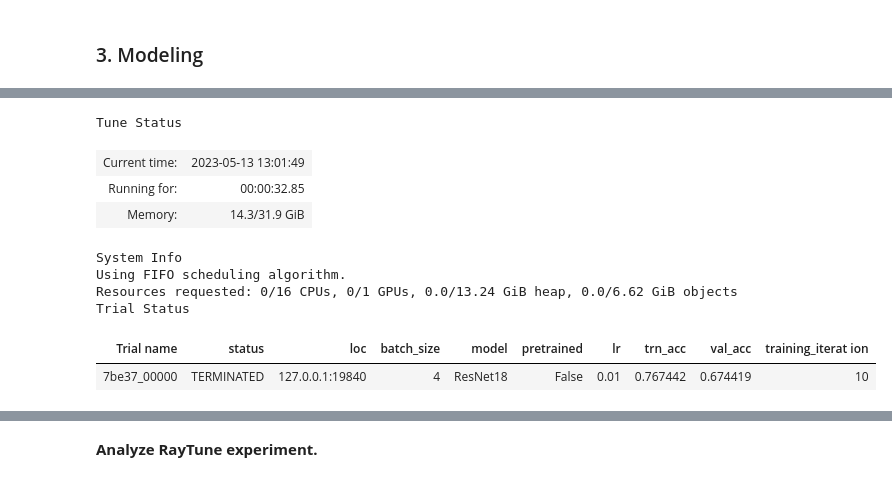
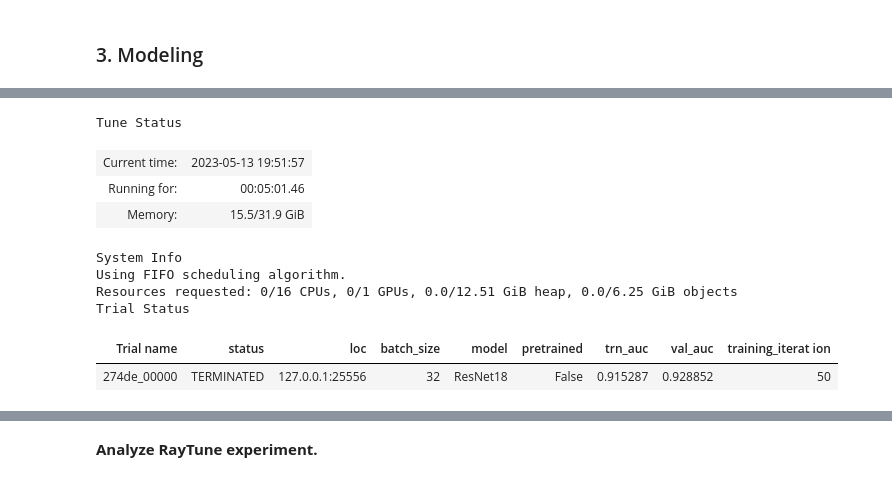
Before and after one commit to adel-R/QB-AI-for-Good, a Jupyter notebook: 1_Modeling.ipynb, the cells around one changed output, grey strips where cells are left out. Saved outputs shown, nothing was run; the diff lists cells and outputs as text; code cells hidden in the pictures.

Commit message:
added preprocessing options to model pipeline

```diff
--- a/1_Modeling.ipynb
+++ b/1_Modeling.ipynb
@@ -161,24 +171,53 @@ config = {
     # loss function
     "criterion": "BCE"
 }
+# %%
+# tunable hyperparameter search space --> search using tune.choice([]), tune.uniform(lower, upper), tune.grid_search([])
+config = {
+    # basic infos
+    "max_epochs": 50,
+    "batch_size": 32,
+    "dir": os.path.normpath(os.getcwd()).replace("\\", "/"),
+    "verbose": False,
+    "save": True,
+
+    # preprocessing
+    "resize": True, # resize images from (64, 64) to (224, 224)
+    "apply_CLAHE": True, # improve image contrast
+
+    # model
+    "model": "ResNet18",
+    "pretrained": False,
+
+    # scheduler
+    "lr_s": "Cosine", # StepLR decreases learning rate every 10 epochs by factor of 10
+
+    # optimizer
+    "lr":   1e-2,
+    "wd":   1e-2,
+    "mom":  0.9,
+
+    # loss function
+    "criterion": "BCE"
+}
 # %%
 # how many trials to run (if grid_search utilized, it will run this number per grid_search value)
 num_samples = 1
 
 # run experiment
 result_grid = modeling.run_ray_experiment(
     modeling.ray_trainable, config, ray_path, num_samples,
-    metric_columns = ["trn_acc", "val_acc", "training_iteration"],
-    parameter_columns = ["batch_size", "model", "pretrained", "lr"]
+    metric_columns = ["trn_auc", "val_auc", "training_iteration"],
+    parameter_columns = ["batch_size", "model", "pretrained"]
 )
 # %% [output]
 Tune Status
-| Current time: | 2023-05-13 13:01:49 |
-| Running for: | 00:00:32.85 |
-| Memory: | 14.3/31.9 GiB |
+| Current time: | 2023-05-13 19:51:57 |
+| Running for: | 00:05:01.46 |
+| Memory: | 15.5/31.9 GiB |
 System Info
 Using FIFO scheduling algorithm.
-Resources requested: 0/16 CPUs, 0/1 GPUs, 0.0/13.24 GiB heap, 0.0/6.62 GiB objects
+Resources requested: 0/16 CPUs, 0/1 GPUs, 0.0/12.51 GiB heap, 0.0/6.25 GiB objects
 Trial Status
-| Trial name | status | loc | batch_size | model | pretrained | lr | trn_acc | val_acc | training_iterat ion |
-| 7be37_00000 | TERMINATED | 127.0.0.1:19840 | 4 | ResNet18 | False | 0.01 | 0.767442 | 0.674419 | 10 |
+| Trial name | status | loc | batch_size | model | pretrained | trn_auc | val_auc | training_iterat ion |
+| 274de_00000 | TERMINATED | 127.0.0.1:25556 | 32 | ResNet18 | False | 0.915287 | 0.928852 | 50 |
```
Also changed, not shown: parts of 9 cells of this notebook, 14 other files.
